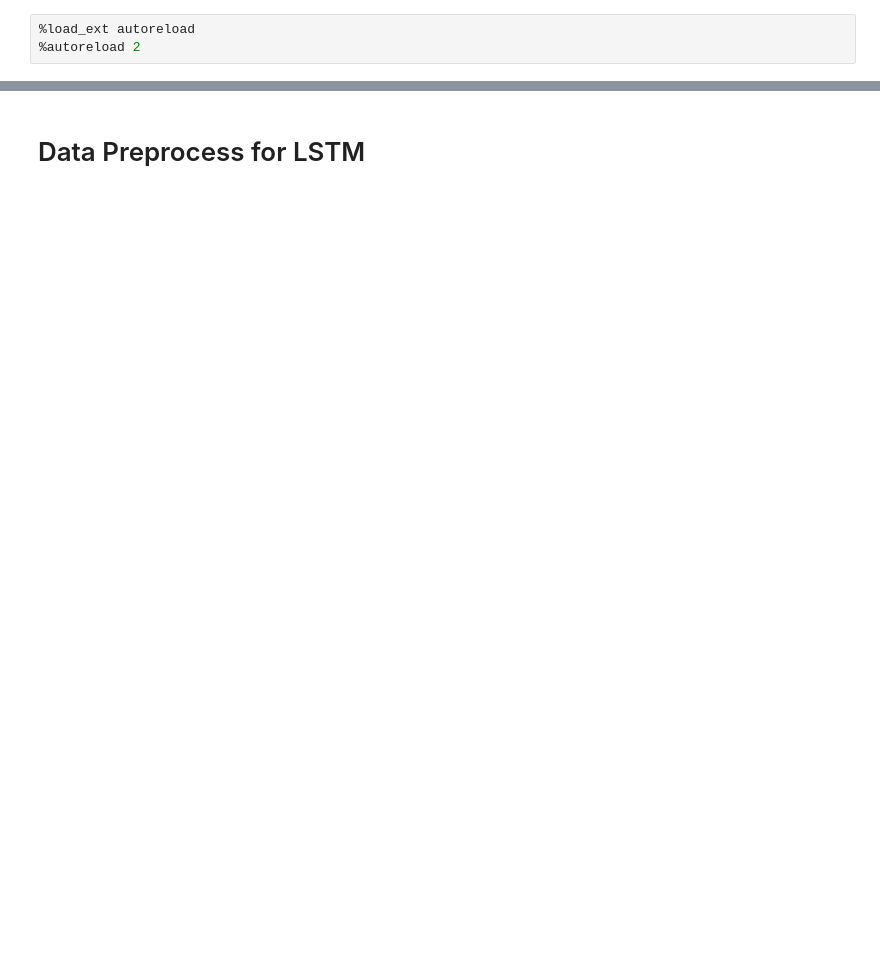
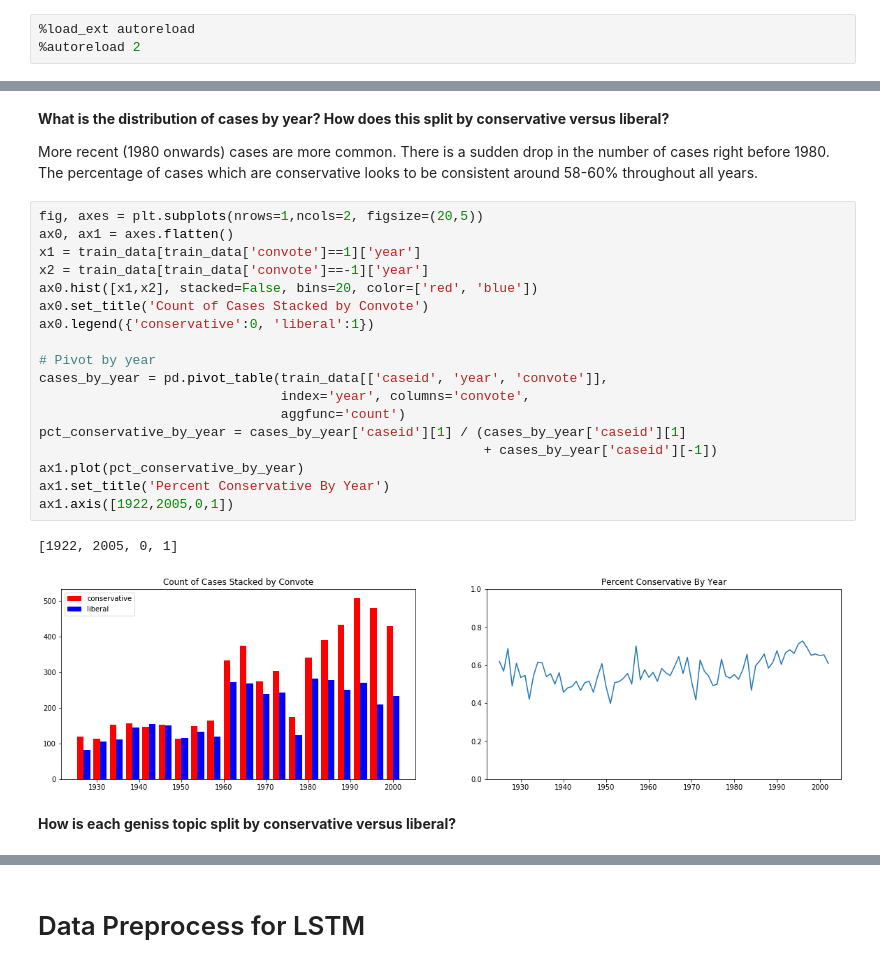
Before and after one commit to kailin-lu/CaseClassifier, a Jupyter notebook: Train.ipynb, the cells around one changed output, grey strips where cells are left out. Cells and saved outputs as stored; diff of their text form; blank space fills up the shorter version.

```diff
--- a/Train.ipynb
+++ b/Train.ipynb
@@ -336,0 +89,27 @@ filtered_vocab
+# %% [markdown]
+**What is the distribution of cases by year? How does this split by conservative versus liberal?**
+
+More recent (1980 onwards) cases are more common. There is a sudden drop in the number of cases right before 1980. The percentage of cases which are conservative looks to be consistent around 58-60% throughout all years.
+# %%
+fig, axes = plt.subplots(nrows=1,ncols=2, figsize=(20,5))
+ax0, ax1 = axes.flatten()
+x1 = train_data[train_data['convote']==1]['year']
+x2 = train_data[train_data['convote']==-1]['year']
+ax0.hist([x1,x2], stacked=False, bins=20, color=['red', 'blue'])
+ax0.set_title('Count of Cases Stacked by Convote')
+ax0.legend({'conservative':0, 'liberal':1})
+
+# Pivot by year
+cases_by_year = pd.pivot_table(train_data[['caseid', 'year', 'convote']],
+                               index='year', columns='convote',
+                               aggfunc='count')
+pct_conservative_by_year = cases_by_year['caseid'][1] / (cases_by_year['caseid'][1]
+                                                         + cases_by_year['caseid'][-1])
+ax1.plot(pct_conservative_by_year)
+ax1.set_title('Percent Conservative By Year')
+ax1.axis([1922,2005,0,1])
+# %% [output]
+[1922, 2005, 0, 1]
+[figure, added]
+# %% [markdown]
+**How is each geniss topic split by conservative versus liberal?**
```
Also changed, not shown: parts of 157 cells of this notebook.
